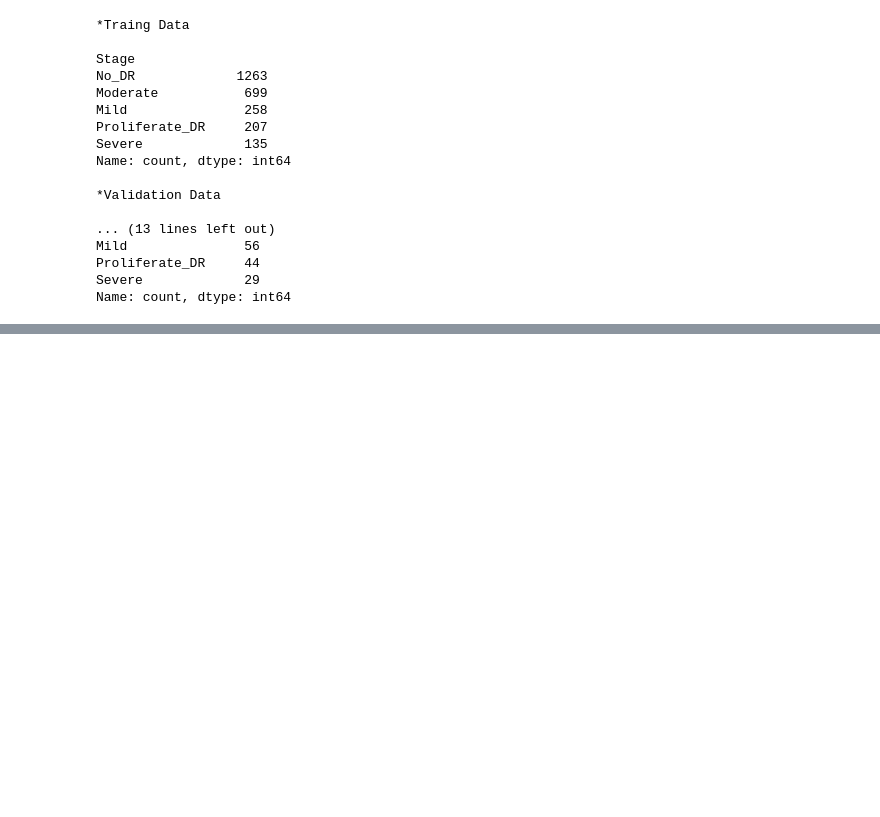
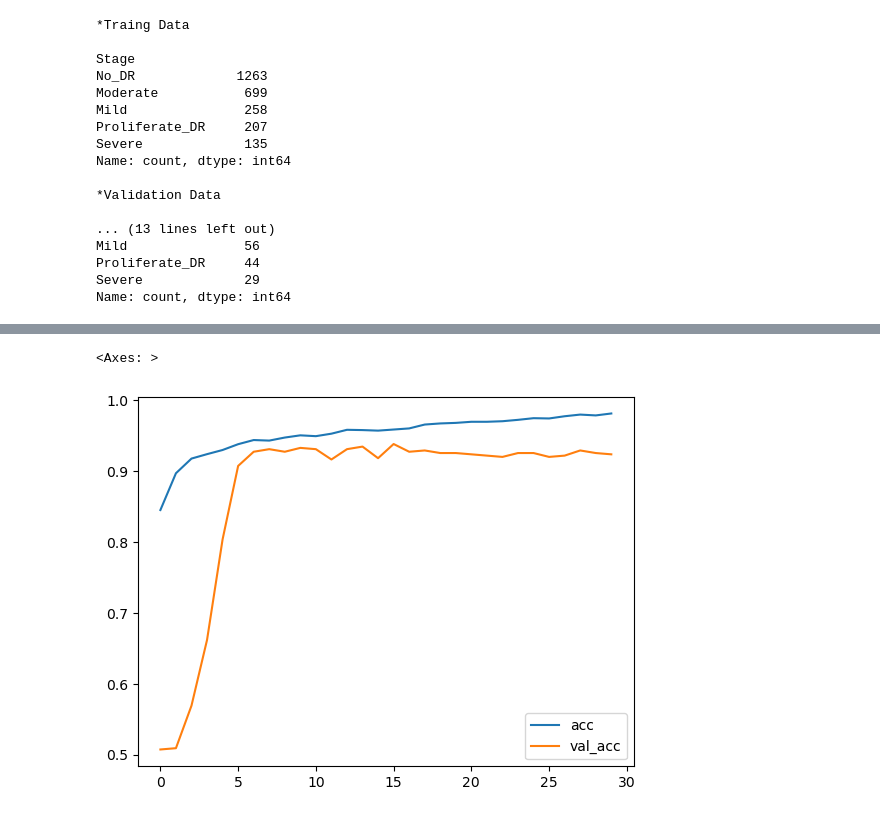
Before and after one commit to gautamkrishna12/Diabetic-Retinopathy-Diagnosis, a Jupyter notebook: DR detection.ipynb, the cells around one changed output, grey strips where cells are left out. Saved outputs shown, nothing was run; the diff lists cells and outputs as text; code cells hidden in the pictures; blank space fills up the shorter version.

```diff
--- a/DR detection.ipynb
+++ b/DR detection.ipynb
@@ -126,0 +132,4 @@ for index, row in test.iterrows():
+# %%
+train_batches=ImageDataGenerator(rescale=1./255).flow_from_directory('train',target_size=(224,224),shuffle=True)
+test_batches=ImageDataGenerator(rescale=1./255).flow_from_directory('test',target_size=(224,224),shuffle=True)
+validation_batches=ImageDataGenerator(rescale=1./255).flow_from_directory('validation',target_size=(224,224),shuffle=True)
@@ -126,0 +140,18 @@ for index, row in test.iterrows():
+# %%
+model = tf.keras.Sequential()
+model.add(Conv2D(8, (3,3), padding="valid", input_shape=(224,224,3), activation = 'relu'))
+model.add(MaxPooling2D(pool_size=(2,2))),
+model.add(BatchNormalization()),
+
+model.add(Conv2D(16, (3,3), padding="valid", activation = 'relu')),
+model.add(MaxPooling2D(pool_size=(2,2))),
+model.add(BatchNormalization()),
+
+model.add(Conv2D(32, (4,4), padding="valid", activation = 'relu')),
+model.add(MaxPooling2D(pool_size=(2,2))),
+model.add(BatchNormalization()),
+
+model.add(Flatten()),
+model.add(Dense(32, activation = 'relu')),
+model.add(Dropout(0.15)),
+model.add(Dense(2, activation = 'softmax'))
@@ -126,0 +182,4 @@ for index, row in test.iterrows():
+# %%
+model.compile(optimizer=tf.keras.optimizers.Adam(learning_rate= 1e-5),loss=tf.keras.losses.BinaryCrossentropy(),metrics=['acc'])
+
+history = model.fit(train_batches,epochs=30,validation_data=validation_batches)
@@ -126,0 +205,2 @@ for index, row in test.iterrows():
+# %%
+loss=pd.DataFrame(model.history.history)
@@ -126,0 +227,5 @@ for index, row in test.iterrows():
+# %%
+loss[['acc','val_acc']].plot()
+# %% [output]
+<Axes: >
+[figure, added]
```
Also changed, not shown: parts of 15 cells of this notebook.
